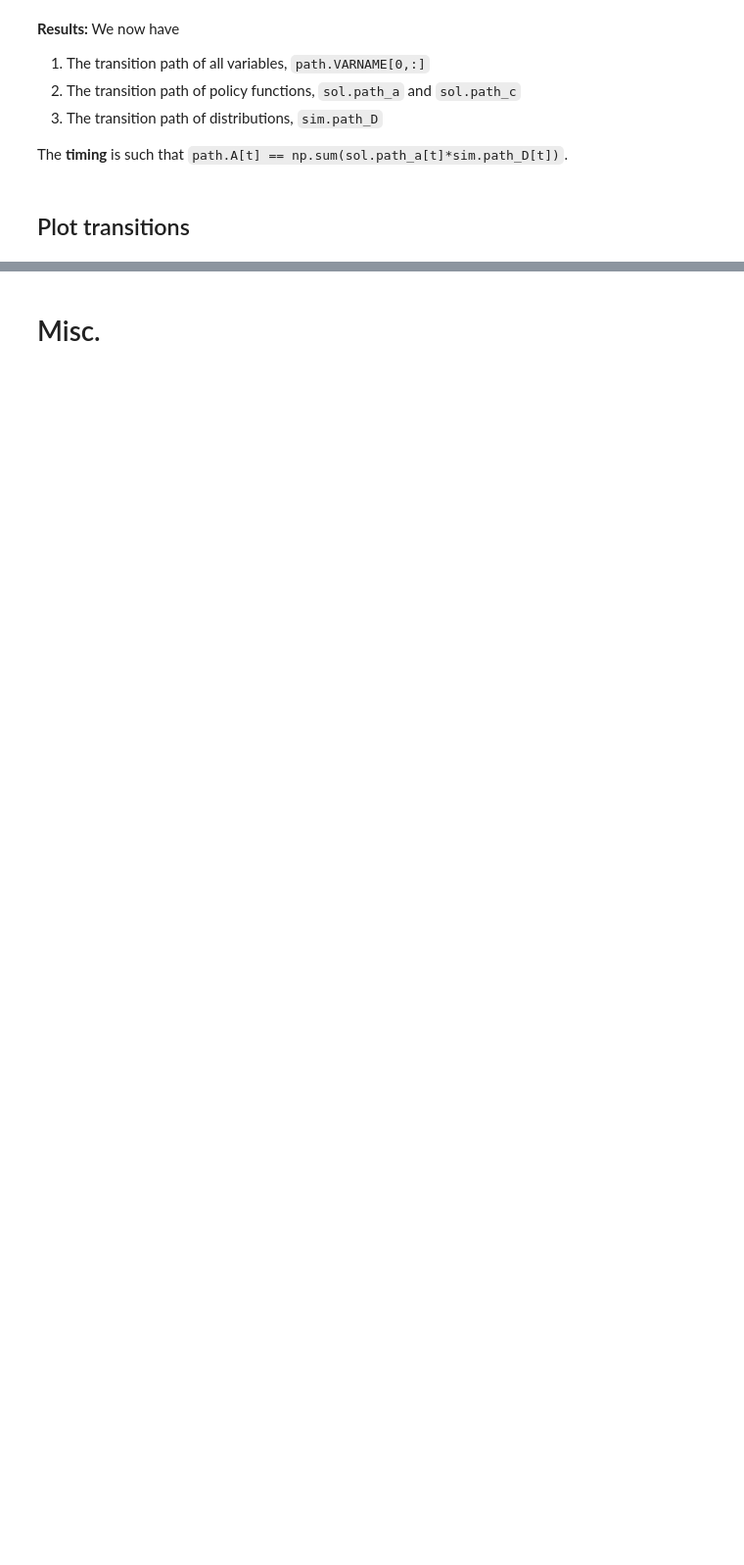
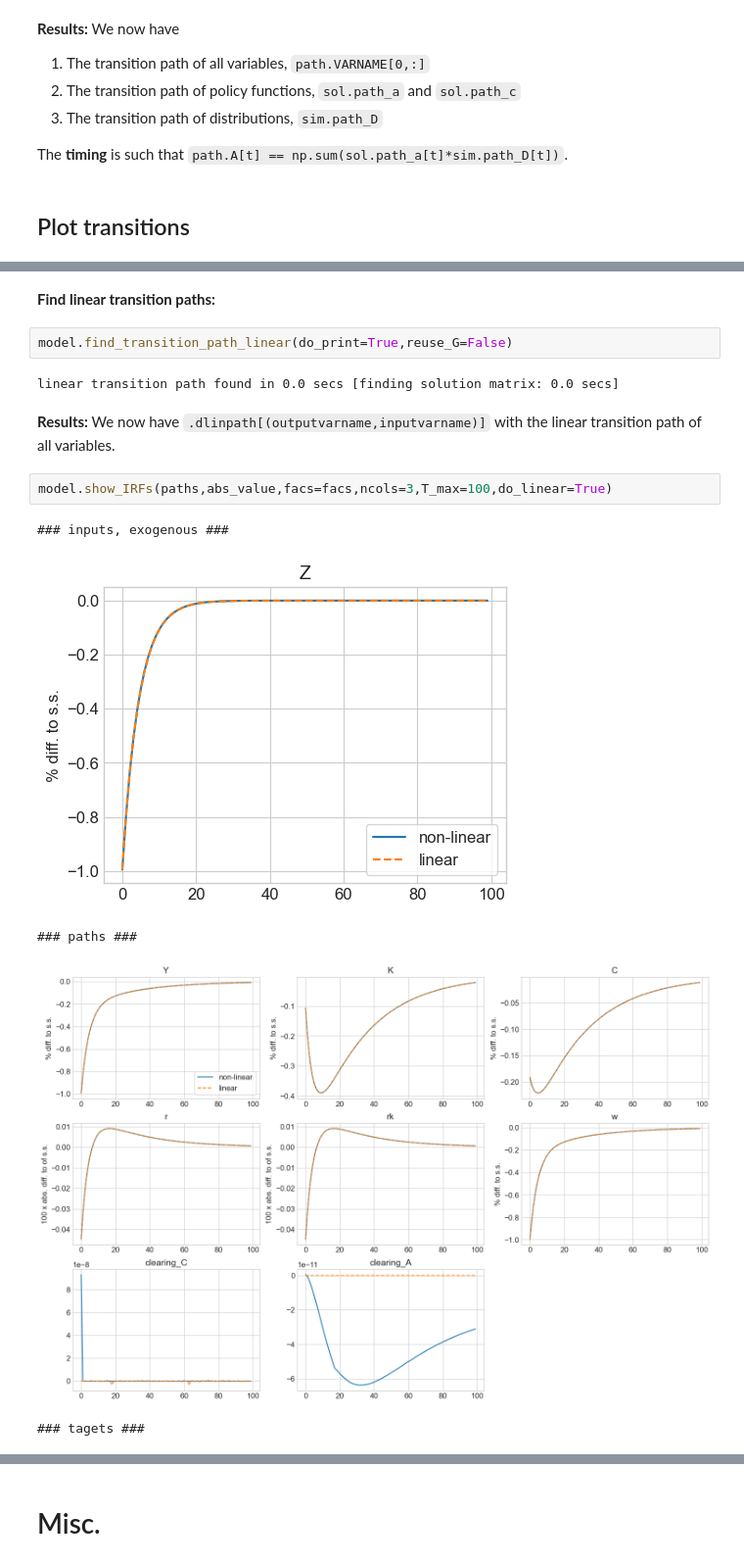
Before and after one commit to NumEconCopenhagen/GEModelToolsNotebooks, a Jupyter notebook: 01. Test.ipynb, the cells around one changed output, grey strips where cells are left out. Shown at 98% size. Cells and saved outputs as stored; diff of their text form; blank space fills up the shorter version.

```diff
--- a/01. Test.ipynb
+++ b/01. Test.ipynb
@@ -377,0 +389,16 @@ model.show_IRFs(paths,abs_value,T_max=100)
+# %% [markdown]
+**Find linear transition paths:**
+# %%
+model.find_transition_path_linear(do_print=True,reuse_G=False)
+# %% [output]
+linear transition path found in 0.0 secs [finding solution matrix: 0.0 secs]
+# %% [markdown]
+**Results:** We now have `.dlinpath[(outputvarname,inputvarname)]` with the linear transition path of all variables.
+# %%
+model.show_IRFs(paths,abs_value,facs=facs,ncols=3,T_max=100,do_linear=True)
+# %% [output]
+### inputs, exogenous ###
+[figure, added]
+### paths ###
+[figure, added]
+### tagets ###
```
Also changed, not shown: parts of 25 cells of this notebook, 5 other files.
